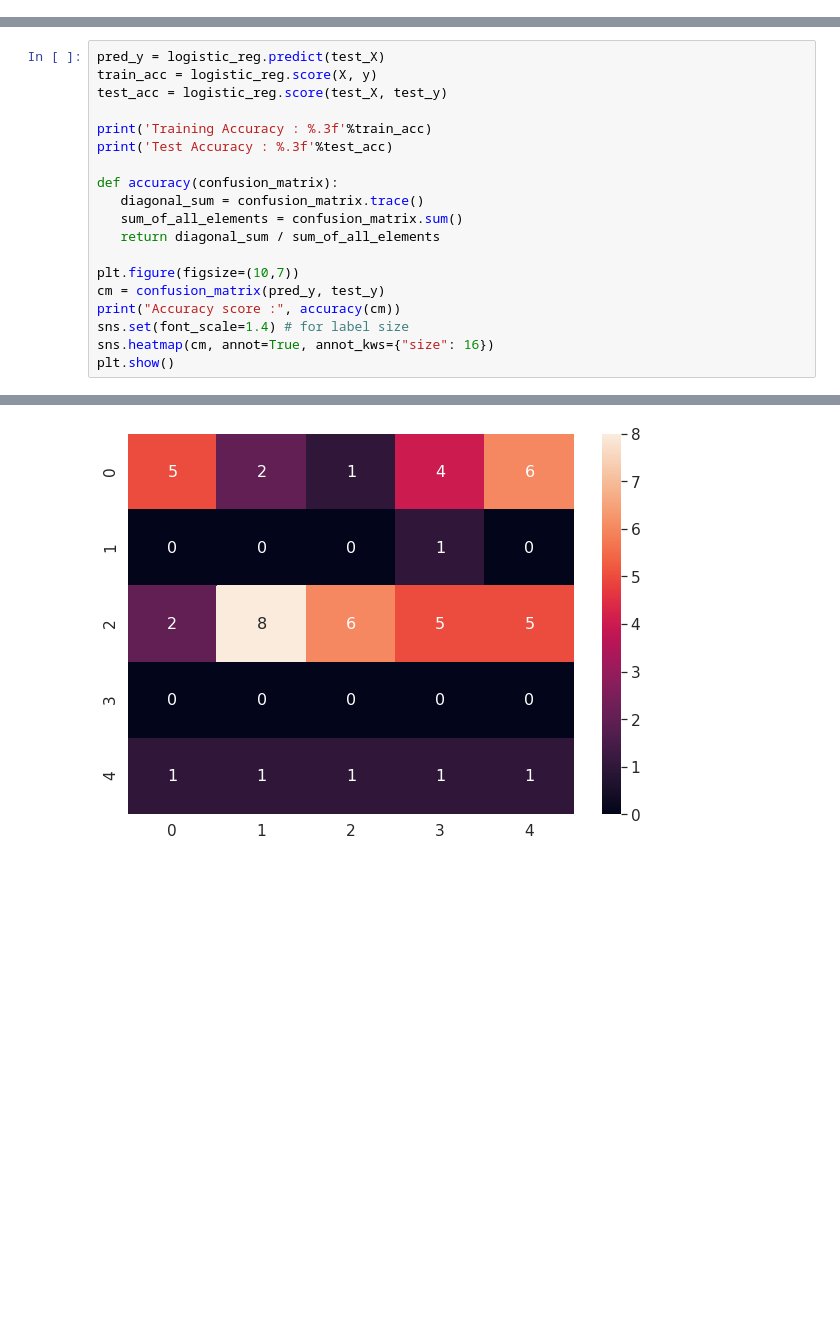
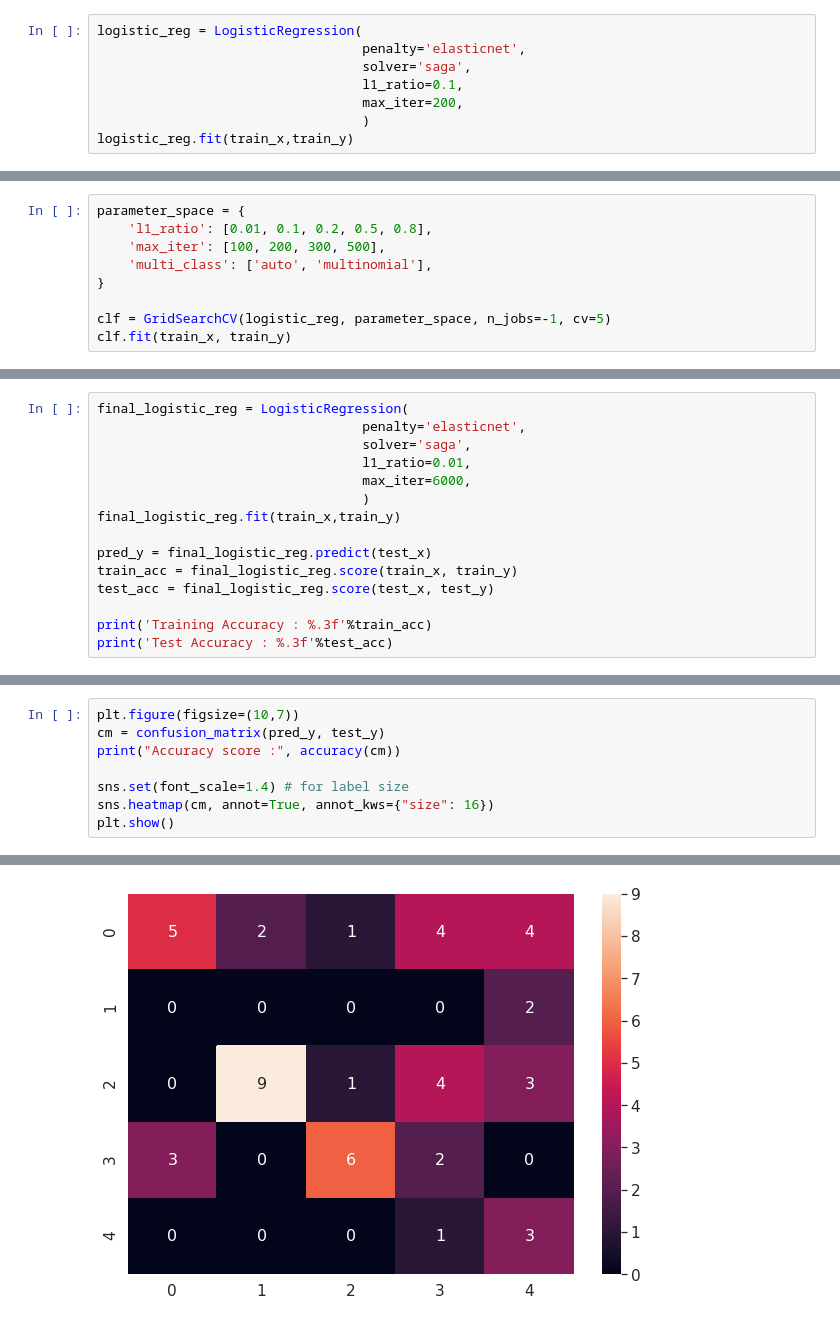
Before and after one commit to ee2110/Machine_Learning_with_TensorFlow, a Jupyter notebook: Glass-Compound-Analysis/Erbium_Concentration_Classification/Logistic_Regression_sklearn_Erbium_concentration_classification.ipynb, the cells around one changed output, grey strips where cells are left out. Saved outputs shown, nothing was run; the diff lists cells and outputs as text; blank space fills up the shorter version.

```diff
--- a/Glass-Compound-Analysis/Erbium_Concentration_Classification/Logistic_Regression_sklearn_Erbium_concentration_classification.ipynb
+++ b/Glass-Compound-Analysis/Erbium_Concentration_Classification/Logistic_Regression_sklearn_Erbium_concentration_classification.ipynb
@@ -44,0 +75,8 @@ data
+# %%
+logistic_reg = LogisticRegression(
+                                  penalty='elasticnet',
+                                  solver='saga',
+                                  l1_ratio=0.1,
+                                  max_iter=200,
+                                  )
+logistic_reg.fit(train_x,train_y)
@@ -84,0 +138,9 @@ print(result.mean())
+# %%
+parameter_space = {
+    'l1_ratio': [0.01, 0.1, 0.2, 0.5, 0.8],
+    'max_iter': [100, 200, 300, 500],
+    'multi_class': ['auto', 'multinomial'],
+}
+
+clf = GridSearchCV(logistic_reg, parameter_space, n_jobs=-1, cv=5)
+clf.fit(train_x, train_y)
@@ -116,0 +191,15 @@ for mean, std, params in zip(means, stds, clf.cv_results_['params']):
+# %%
+final_logistic_reg = LogisticRegression(
+                                  penalty='elasticnet',
+                                  solver='saga',
+                                  l1_ratio=0.01,
+                                  max_iter=6000,
+                                  )
+final_logistic_reg.fit(train_x,train_y)
+
+pred_y = final_logistic_reg.predict(test_x)
+train_acc = final_logistic_reg.score(train_x, train_y)
+test_acc = final_logistic_reg.score(test_x, test_y)
+
+print('Training Accuracy : %.3f'%train_acc)
+print('Test Accuracy : %.3f'%test_acc)
@@ -117,19 +209,8 @@ for mean, std, params in zip(means, stds, clf.cv_results_['params']):
 # %%
-pred_y = logistic_reg.predict(test_X)
-train_acc = logistic_reg.score(X, y)
-test_acc = logistic_reg.score(test_X, test_y)
-
-print('Training Accuracy : %.3f'%train_acc)
-print('Test Accuracy : %.3f'%test_acc)
-
-def accuracy(confusion_matrix):
-   diagonal_sum = confusion_matrix.trace()
-   sum_of_all_elements = confusion_matrix.sum()
-   return diagonal_sum / sum_of_all_elements
-
 plt.figure(figsize=(10,7))
 cm = confusion_matrix(pred_y, test_y)
 print("Accuracy score :", accuracy(cm))
+
 sns.set(font_scale=1.4) # for label size
 sns.heatmap(cm, annot=True, annot_kws={"size": 16})
 plt.show()
@@ -140,2 +219,2 @@ Accuracy score : 0.24
-[figure, old version]
+[figure, new version]
 # %%
```
Also changed, not shown: parts of 21 cells of this notebook.
